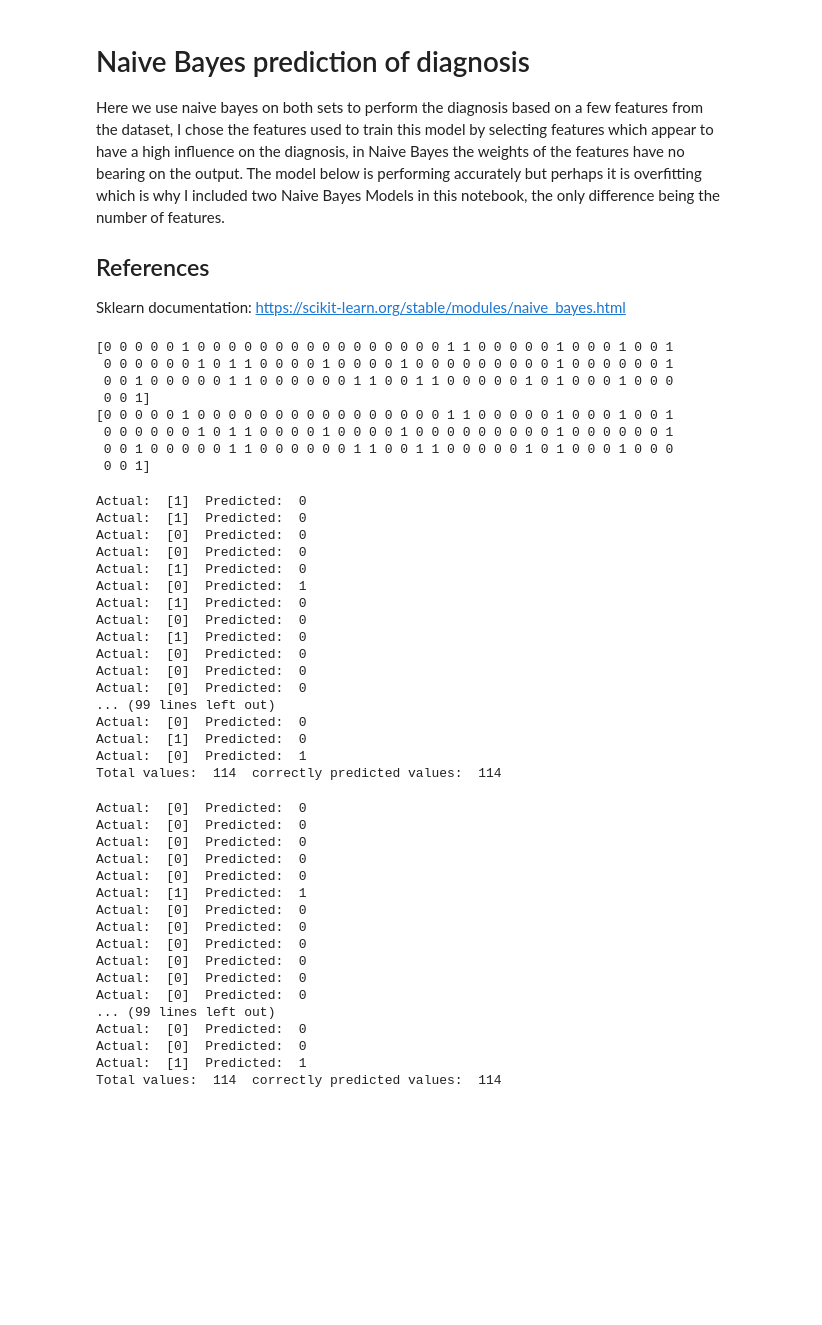
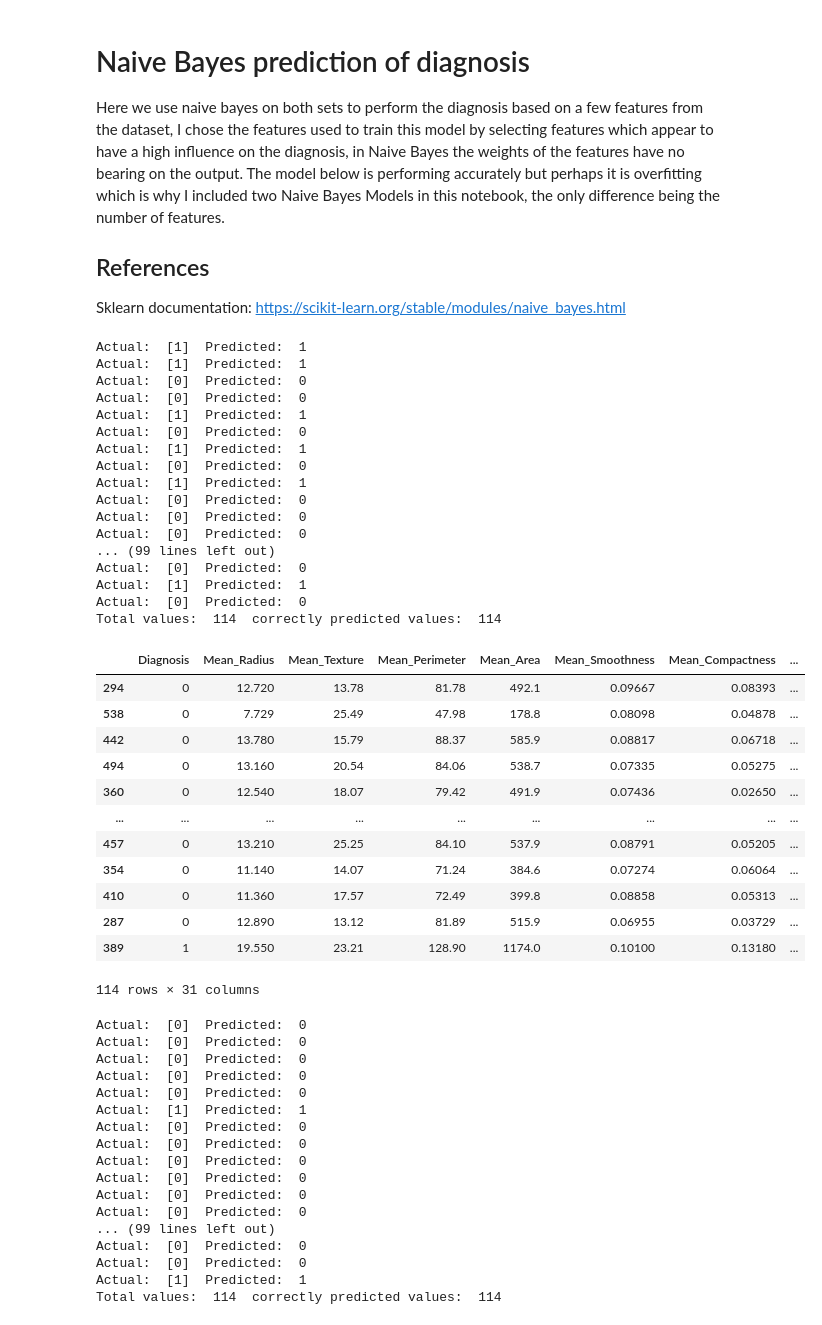
Before and after one commit to Ultan-Kearns/LYIT-Machine-Learning-Project, a Jupyter notebook: CA3Notebook.ipynb, the cells around one changed output. Cells and saved outputs as stored; diff of their text form; code cells hidden in the pictures; blank space fills up the shorter version.

```diff
--- a/CA3Notebook.ipynb
+++ b/CA3Notebook.ipynb
@@ -385,46 +385,51 @@ from sklearn.naive_bayes import GaussianNB
 naive_bayes = GaussianNB()
 naive_bayes.fit(X_train[['Radius_SE',	'Texture_SE','Perimeter_SE',	'Area_SE',	'Smoothness_SE',	'Compactness_SE',	'Concavity_SE','Concave_Points_SE',	'Symmetry_SE'	,'Fractal_Dimension_SE']],y_train[['Diagnosis']])
 XDiagnosisPrediction = naive_bayes.predict(X_test[['Diagnosis']])
-print(diagnosisPrediction)
 yDiagnosisPrediction = naive_bayes.predict(y_test[['Diagnosis']])
-print(diagnosisPrediction)
-# %% [output]
-[0 0 0 0 0 1 0 0 0 0 0 0 0 0 0 0 0 0 0 0 0 0 1 1 0 0 0 0 0 1 0 0 0 1 0 0 1
- 0 0 0 0 0 0 1 0 1 1 0 0 0 0 1 0 0 0 0 1 0 0 0 0 0 0 0 0 0 1 0 0 0 0 0 0 1
- 0 0 1 0 0 0 0 0 1 1 0 0 0 0 0 0 1 1 0 0 1 1 0 0 0 0 0 1 0 1 0 0 0 1 0 0 0
- 0 0 1]
-[0 0 0 0 0 1 0 0 0 0 0 0 0 0 0 0 0 0 0 0 0 0 1 1 0 0 0 0 0 1 0 0 0 1 0 0 1
- 0 0 0 0 0 0 1 0 1 1 0 0 0 0 1 0 0 0 0 1 0 0 0 0 0 0 0 0 0 1 0 0 0 0 0 0 1
- 0 0 1 0 0 0 0 0 1 1 0 0 0 0 0 0 1 1 0 0 1 1 0 0 0 0 0 1 0 1 0 0 0 1 0 0 0
- 0 0 1]
 # %%
 correct = 0;
 count = 0;
 actualValues = np.array(X_test['Diagnosis']).reshape(-1,1)
 for i in actualValues:
-  print('Actual: ', actualValues[count], ' Predicted: ', diagnosisPrediction[count])
+  print('Actual: ', actualValues[count], ' Predicted: ', XDiagnosisPrediction[count])
   if actualValues[count] == XDiagnosisPrediction[count]:
     correct+=1
   count+=1
 print('Total values: ',count, ' correctly predicted values: ',correct)
 # %% [output]
-Actual:  [1]  Predicted:  0
-Actual:  [1]  Predicted:  0
+Actual:  [1]  Predicted:  1
+Actual:  [1]  Predicted:  1
 Actual:  [0]  Predicted:  0
 Actual:  [0]  Predicted:  0
-Actual:  [1]  Predicted:  0
-Actual:  [0]  Predicted:  1
-Actual:  [1]  Predicted:  0
+Actual:  [1]  Predicted:  1
 Actual:  [0]  Predicted:  0
-Actual:  [1]  Predicted:  0
+Actual:  [1]  Predicted:  1
+Actual:  [0]  Predicted:  0
+Actual:  [1]  Predicted:  1
 Actual:  [0]  Predicted:  0
 Actual:  [0]  Predicted:  0
 Actual:  [0]  Predicted:  0
 ... (99 lines left out)
 Actual:  [0]  Predicted:  0
-Actual:  [1]  Predicted:  0
-Actual:  [0]  Predicted:  1
+Actual:  [1]  Predicted:  1
+Actual:  [0]  Predicted:  0
 Total values:  114  correctly predicted values:  114
+# %%
+y_test
+# %% [output]
+|  | Diagnosis | Mean_Radius | Mean_Texture | Mean_Perimeter | Mean_Area | Mean_Smoothness | Mean_Compactness | ... |
+| 294 | 0 | 12.720 | 13.78 | 81.78 | 492.1 | 0.09667 | 0.08393 | ... |
+| 538 | 0 | 7.729 | 25.49 | 47.98 | 178.8 | 0.08098 | 0.04878 | ... |
+| 442 | 0 | 13.780 | 15.79 | 88.37 | 585.9 | 0.08817 | 0.06718 | ... |
+| 494 | 0 | 13.160 | 20.54 | 84.06 | 538.7 | 0.07335 | 0.05275 | ... |
+| 360 | 0 | 12.540 | 18.07 | 79.42 | 491.9 | 0.07436 | 0.02650 | ... |
+| ... | ... | ... | ... | ... | ... | ... | ... | ... |
+| 457 | 0 | 13.210 | 25.25 | 84.10 | 537.9 | 0.08791 | 0.05205 | ... |
+| 354 | 0 | 11.140 | 14.07 | 71.24 | 384.6 | 0.07274 | 0.06064 | ... |
+| 410 | 0 | 11.360 | 17.57 | 72.49 | 399.8 | 0.08858 | 0.05313 | ... |
+| 287 | 0 | 12.890 | 13.12 | 81.89 | 515.9 | 0.06955 | 0.03729 | ... |
+| 389 | 1 | 19.550 | 23.21 | 128.90 | 1174.0 | 0.10100 | 0.13180 | ... |
+114 rows × 31 columns
 # %%
 correct = 0;
 count = 0;
```
Also changed, not shown: parts of 1 cell of this notebook.
